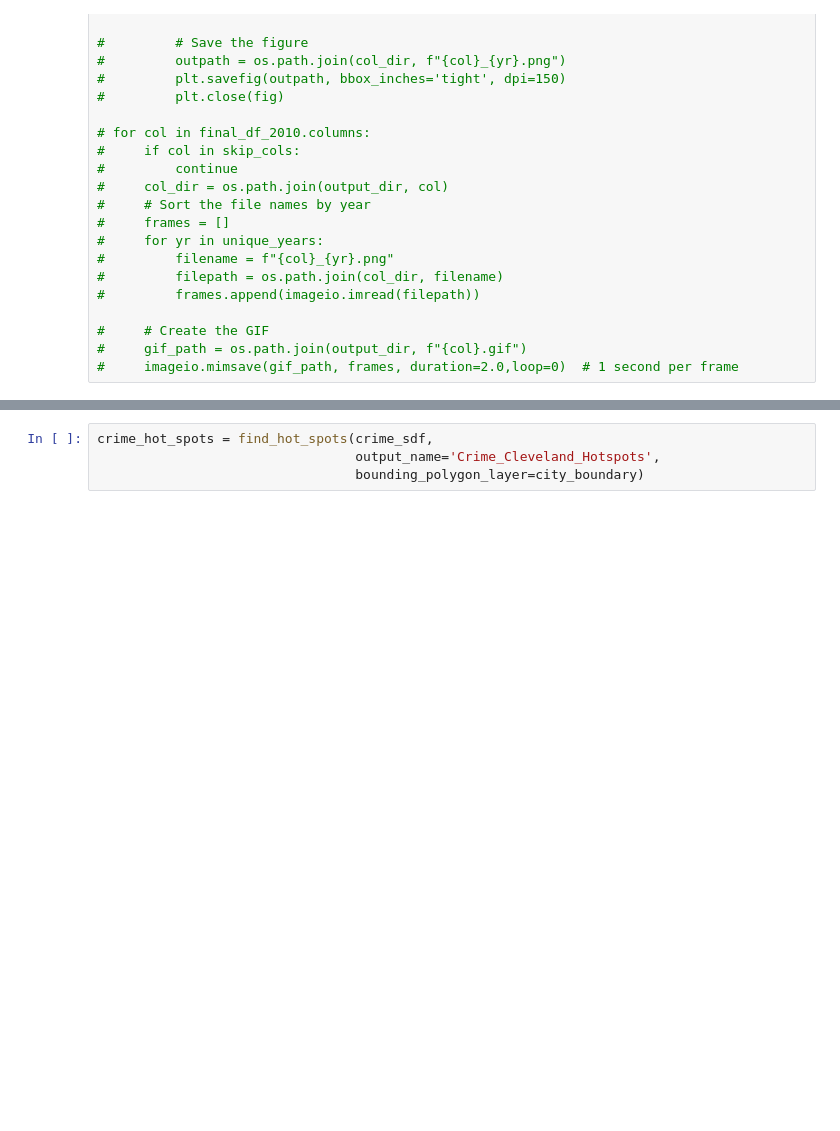
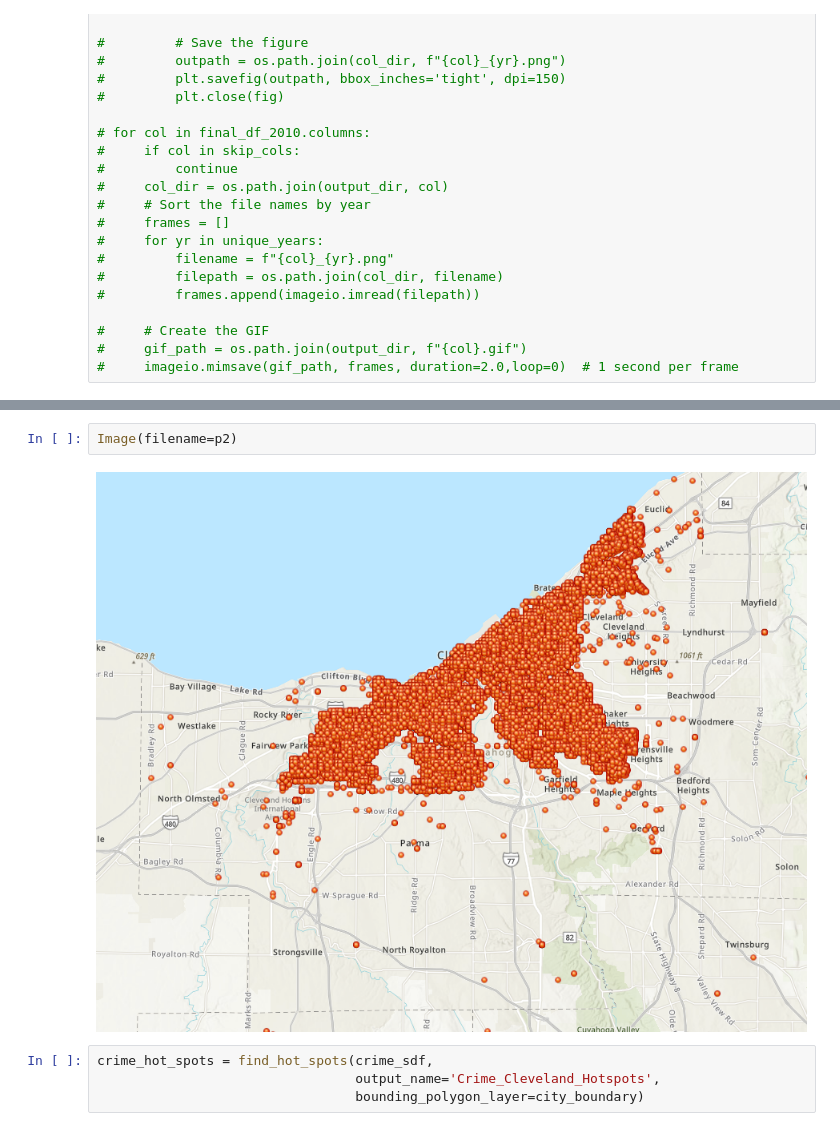
Before and after one commit to Neniflight/crime_forecast_in_cleveland, a Jupyter notebook: notebook.ipynb, the cells around one changed output, grey strips where cells are left out. Saved outputs shown, nothing was run; the diff lists cells and outputs as text; blank space fills up the shorter version.

```diff
--- a/notebook.ipynb
+++ b/notebook.ipynb
@@ -313,3 +338,7 @@ https://www.census.gov/geographies/reference-files/time-series/geo/relationship-
+# %%
+Image(filename=p2)
+# %% [output]
+[figure, added]
 # %%
 crime_hot_spots = find_hot_spots(crime_sdf,
                                  output_name='Crime_Cleveland_Hotspots',
```
Also changed, not shown: parts of 10 cells of this notebook.
